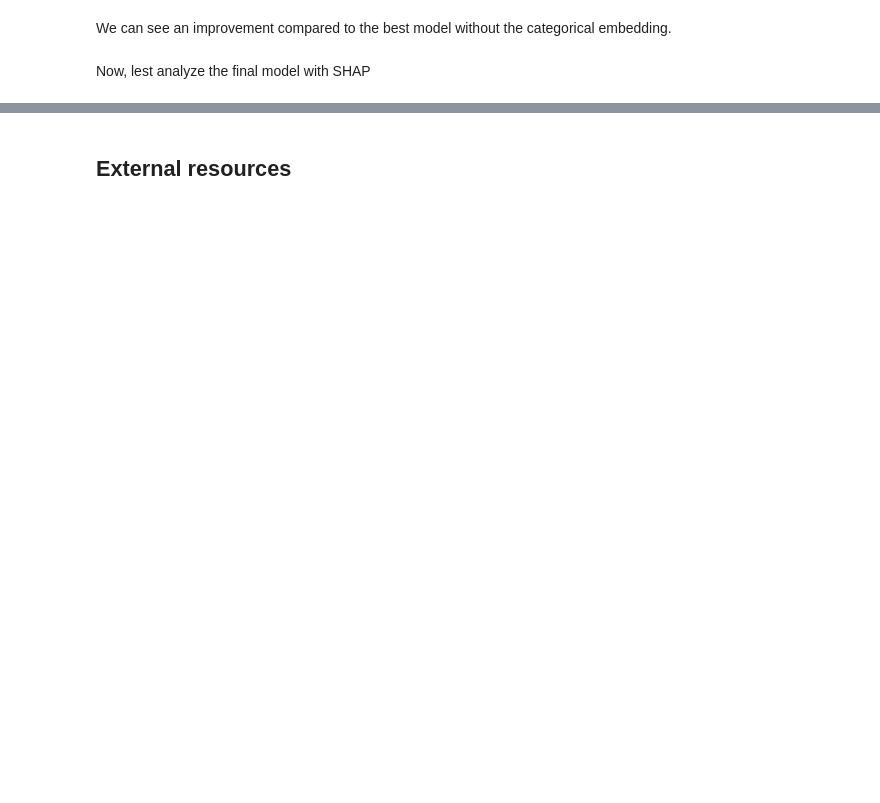
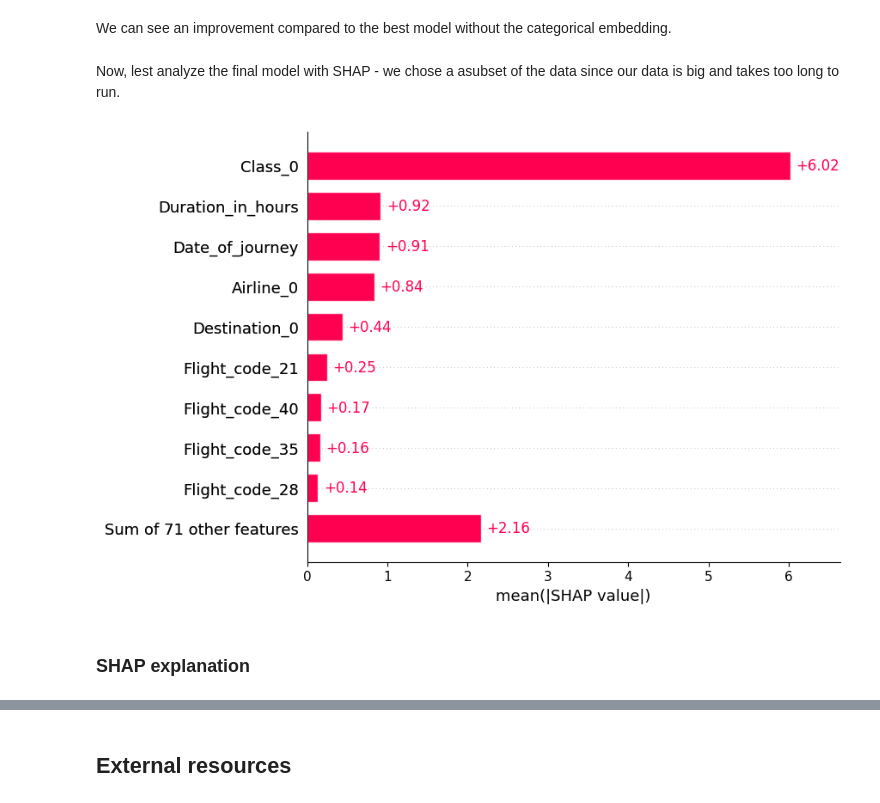
Before and after one commit to NoamGini/Tabular-data-science---Airfare, a Jupyter notebook: Pipeline.ipynb, the cells around one changed output, grey strips where cells are left out. Saved outputs shown, nothing was run; the diff lists cells and outputs as text; code cells hidden in the pictures; blank space fills up the shorter version.

```diff
--- a/Pipeline.ipynb
+++ b/Pipeline.ipynb
@@ -576,7 +562,8 @@ best params = {'learning_rate': 0.17100771555795988, 'max_depth': 14, 'min_child
 # %% [markdown]
 Now, let's run the model with the params we recieved
 # %%
-best_params = {'learning_rate': 0.17100771555795988, 'max_depth': 14, 'min_child_weight': 2, 'reg_lambda': 0.09541011649041131, 'subsample': 1.0}
+best_params = {'learning_rate': 0.17100771555795988, 'min_child_weight': 2,'max_depth': 14, 'reg_lambda': 0.09541011649041131, 'subsample': 1.0}
+
 param_model = xgb.XGBRegressor(objective="reg:squarederror", **best_params)
 
 param_model.fit(X_train_bm, y_train_bm)
@@ -881,4 +837,4 @@ Root Mean Squared Error: 1
 # %% [markdown]
 We can see an improvement compared to the best model without the categorical embedding.
 # %% [markdown]
-Now, lest analyze the final model with SHAP
+Now, lest analyze the final model with SHAP - we chose a asubset of the data since our data is big and takes too long to run.
@@ -895,0 +841,12 @@ shap.summary_plot(shap_values, X)  # Summary plot
+# %%
+subset_size = 1000
+subset_indices = np.random.choice(merged_dtf.shape[0], size=subset_size, replace=False)
+X_subset = merged_dtf.loc[subset_indices].drop(columns=['Fare'])
+explainer = shap.TreeExplainer(final_model)
+shap_values = explainer(X_subset)
+# %%
+shap.plots.bar(shap_values)
+# %% [output]
+[figure, added]
+# %% [markdown]
+### SHAP explanation
```
Also changed, not shown: parts of 29 cells of this notebook.
